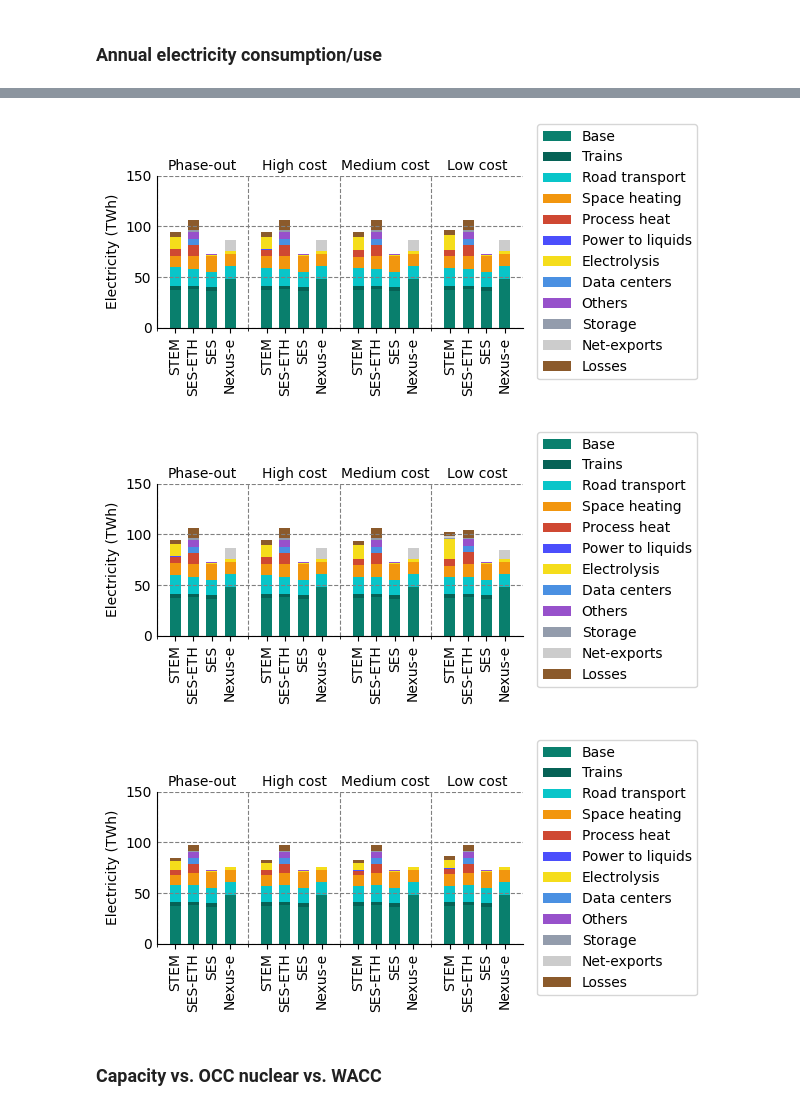
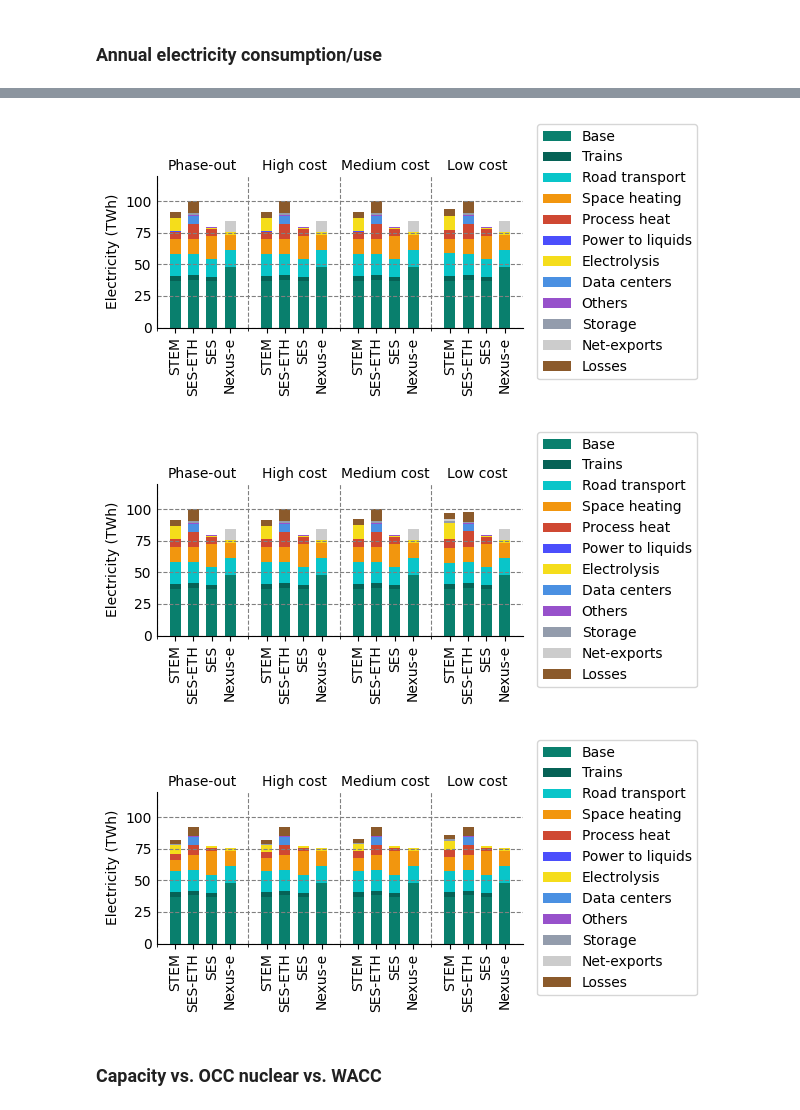
Before and after one commit to rebeccalordan-perret/plots-model-comparison, a Jupyter notebook: cross_comparison_colab.ipynb, the cells around one changed output, grey strips where cells are left out. Drawn from its saved outputs; the diff is of its cells as text; code cells hidden in the pictures.

```diff
--- a/cross_comparison_colab.ipynb
+++ b/cross_comparison_colab.ipynb
@@ -69,7 +69,7 @@ model_list =  [
 
 # Create the object that produces the plots and processes the data
 # Name of the csv file with the results
-fileResults = "/content/plots-model-comparison/results/results_nuclear_2026_03_12.csv"
+fileResults = "/content/plots-model-comparison/results/nuclear_2026_03_14"
 # Scenario names and corresponding colors
 sce = ['abroad-resnuc-high','abroad-resnuc-medium','abroad-resnuc-low','abroad-resnuc-phaseout','abroad-res-high','abroad-res-medium','abroad-res-low','abroad-res-phaseout','abroad-nores-high','abroad-nores-medium','abroad-nores-low','abroad-nores-phaseout']
 sceColors = ['#9FBA3D','#E9442E','#EC9235','#3F89BD','#8E44AD','#1ABC9C','#F1C40F','#34495E','#9FBA3D','#E9442E','#EC9235','#3F89BD','#8E44AD','#1ABC9C','#F1C40F','#34495E']
@@ -206,7 +206,7 @@ varList_supply_net = [
 varName = 'electricity_supply'
 listModels = cross_plots.modelsid
 xlabel = 'Electricity (TWh)'
-xmax = 130
+xmax = 120
 fileName = 'elecSupply_tech_net'
 year = 2050
 
@@ -272,11 +274,11 @@ varList_use_net = [
     {'name':'Trains','data':['passenger_rail','freight_rail'],'color':'#066256'},
     {'name':'Road transport','data':['road_public','road_private','truck','ldv'],'color':'#09c5c9'},
     {'name':'Space heating','data':['space_heating_boiler_electrode','space_heating_heater_elec','space_heating_heat_pump'],'color':'#F2960E'},
-    {'name':'Process heat','data':['process_heat_boiler_electrode','process_heat_heater_elec','process_heat_heat_pump'],'color':'#CF4832'},
+    {'name':'Process heat','data':['process_heat','process_heat_boiler_electrode','process_heat_heater_elec','process_heat_heat_pump'],'color':'#CF4832'},
     {'name':'Power to liquids','data':['power_to_liquid'],'color':'#4B4EFC'},
     {'name':'Electrolysis','data':['electrolysis'],'color':'#F5DD1B'},
     {'name': 'Data centers', 'data': ['data_centers'], 'color': '#4A90E2'},
-    {'name':'Others','data':['dac','data_centers'],'color':'#9751CB'},
+    {'name':'Others','data':['dac','fuel_production'],'color':'#9751CB'},
  #  {'name':'Storage','data':['battery_in','phs_in'],'color':'#939CAC'},
  #  {'name':'Exports','data':['exports'],'color':'#CCCCCC'},
     {'name':'Storage','data':['net_storage_in'],'color':'#939CAC'},
@@ -288,7 +290,7 @@ varName = 'electricity_consumption'
 listModels = cross_plots.modelsid
 scale = 1
 xlabel = 'Electricity (TWh)'
-xmax = 150
+xmax = 120
 fileName = 'elecUse_net'
 year = 2050
 
@@ -350,11 +352,11 @@ varList_use_net = [
     {'name':'Trains','data':['passenger_rail','freight_rail'],'color':'#066256'},
     {'name':'Road transport','data':['road_public','road_private','truck','ldv'],'color':'#09c5c9'},
     {'name':'Space heating','data':['space_heating_boiler_electrode','space_heating_heater_elec','space_heating_heat_pump'],'color':'#F2960E'},
-    {'name':'Process heat','data':['process_heat_boiler_electrode','process_heat_heater_elec','process_heat_heat_pump'],'color':'#CF4832'},
+    {'name':'Process heat','data':['process_heat','process_heat_boiler_electrode','process_heat_heater_elec','process_heat_heat_pump'],'color':'#CF4832'},
     {'name':'Power to liquids','data':['power_to_liquid'],'color':'#4B4EFC'},
     {'name':'Electrolysis','data':['electrolysis'],'color':'#F5DD1B'},
     {'name': 'Data centers', 'data': ['data_centers'], 'color': '#4A90E2'},
-    {'name':'Others','data':['dac','data_centers'],'color':'#9751CB'},
+    {'name':'Others','data':['dac','fuel_production'],'color':'#9751CB'},
  #  {'name':'Storage','data':['battery_in','phs_in'],'color':'#939CAC'},
  #  {'name':'Exports','data':['exports'],'color':'#CCCCCC'},
     {'name':'Storage','data':['net_storage_in'],'color':'#939CAC'},
@@ -366,7 +368,7 @@ varName = 'electricity_consumption'
 listModels = cross_plots.modelsid
 scale = 1
 xlabel = 'Electricity (TWh)'
-xmax = 150
+xmax = 120
 fileName = 'elecUse_net'
 year = 2050
 
@@ -390,36 +392,36 @@ scenario_list={
         ('abroad-nores-phaseout','wacc_8'):'Phase-out',
         ('abroad-nores-high','wacc_8'):'High cost',
         ('abroad-nores-medium','wacc_8'):'Medium cost',
         ('abroad-nores-low','wacc_8'):'Low cost',
     },
     }
 
 
 for name, scenarios in scenario_list.items():
     #cross_plots.plotBarHorizontal(
     cross_plots.plotBarVertical(
         listModelsid=listModels,
         listSce=scenarios,
         varName = varName,
         varList=varList_use_net,
         year=year,
         scale=1,
         label=xlabel,
         figmax = xmax,
         fileName = fileName+'_'+name+'wacc8',
         invert=False, legend=True, pos_legend={# This puts the legend outside-right for vertical plots
                 "loc": "center left",
                 "bbox_to_anchor": (1.02, 0.5),
                 },
     #    width=5, height=12,
         width=12, height=5,
         group_by="scenario", # 'scenario' or 'model'
         multi=False,          # <--- one plot
     )
 # %% [output]
-[figure, old version]
+[figure, new version]
-[figure, old version]
+[figure, new version]
-[figure, old version]
+[figure, new version]
 # %% [markdown]
 ### Capacity vs. OCC nuclear vs. WACC
 # %%
```
Also changed, not shown: parts of 4 cells of this notebook.
